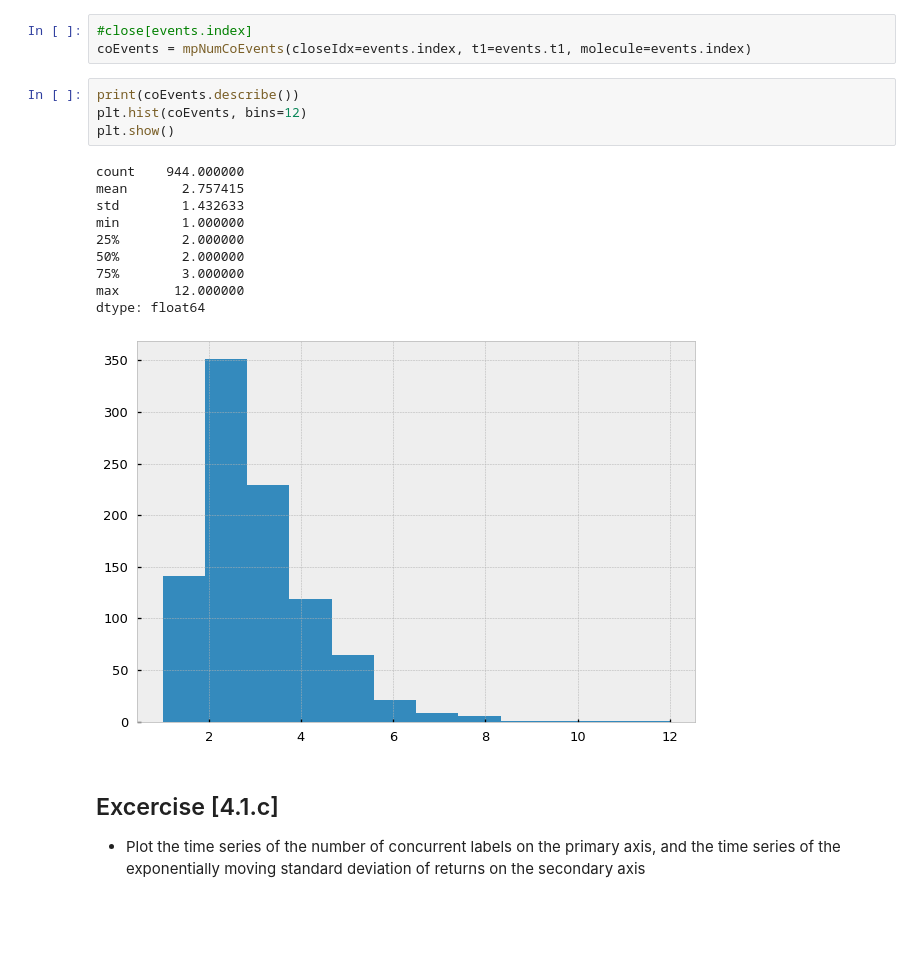
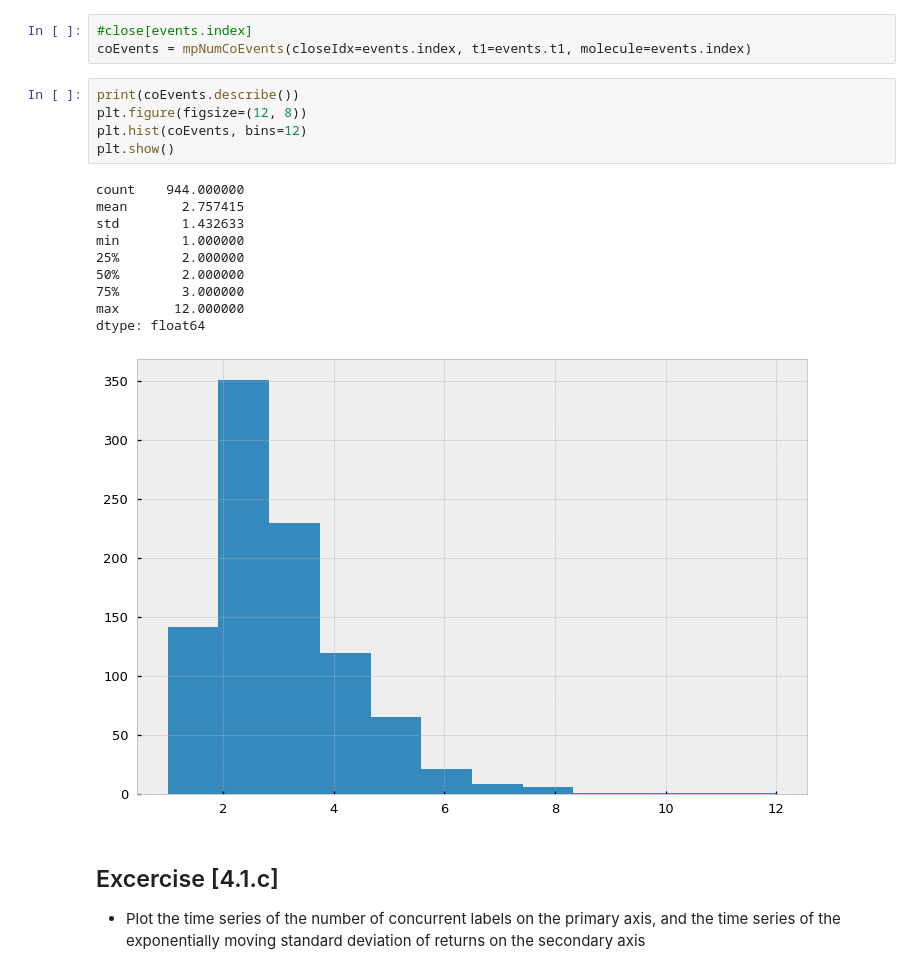
Before and after one commit to Dynami/Adv_Fin_ML_Exercises, a Jupyter notebook: notebooks/SampleWeights.ipynb, the cells around one changed output. Drawn from its saved outputs; the diff is of its cells as text; blank space fills up the shorter version.

```diff
--- a/notebooks/SampleWeights.ipynb
+++ b/notebooks/SampleWeights.ipynb
@@ -557,19 +573,20 @@ None
 coEvents = mpNumCoEvents(closeIdx=events.index, t1=events.t1, molecule=events.index)
 # %%
 print(coEvents.describe())
+plt.figure(figsize=(12, 8))
 plt.hist(coEvents, bins=12)
 plt.show()
 # %% [output]
 count    944.000000
 mean       2.757415
 std        1.432633
 min        1.000000
 25%        2.000000
 50%        2.000000
 75%        3.000000
 max       12.000000
 dtype: float64
-[figure, old version]
+[figure, new version]
 # %% [markdown]
 ## Excercise [4.1.c]
 - Plot the time series of the number of concurrent labels on the primary axis, and the time series of the exponentially moving standard deviation of returns on the secondary axis
```
Also changed, not shown: parts of 11 cells of this notebook, 1 other file.
